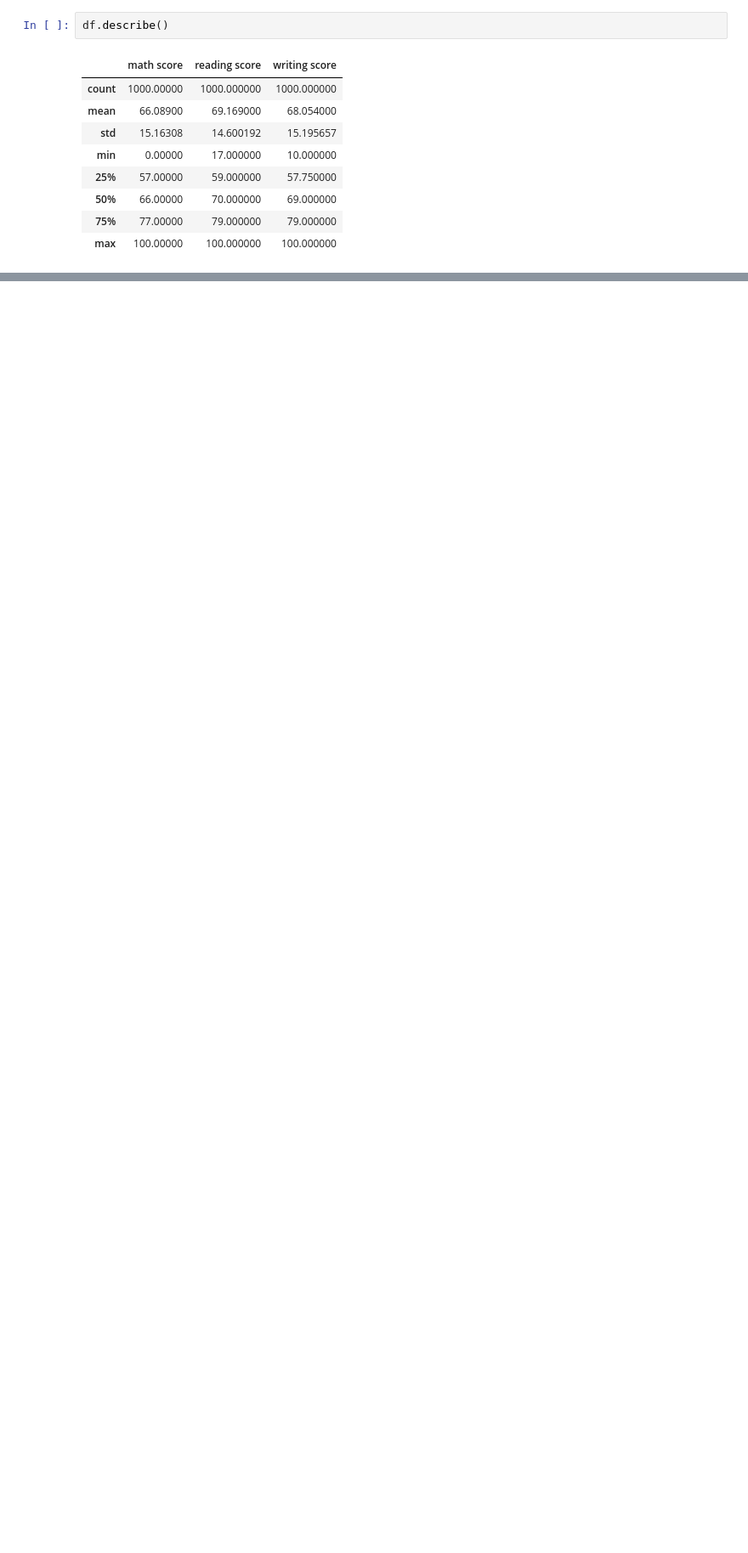
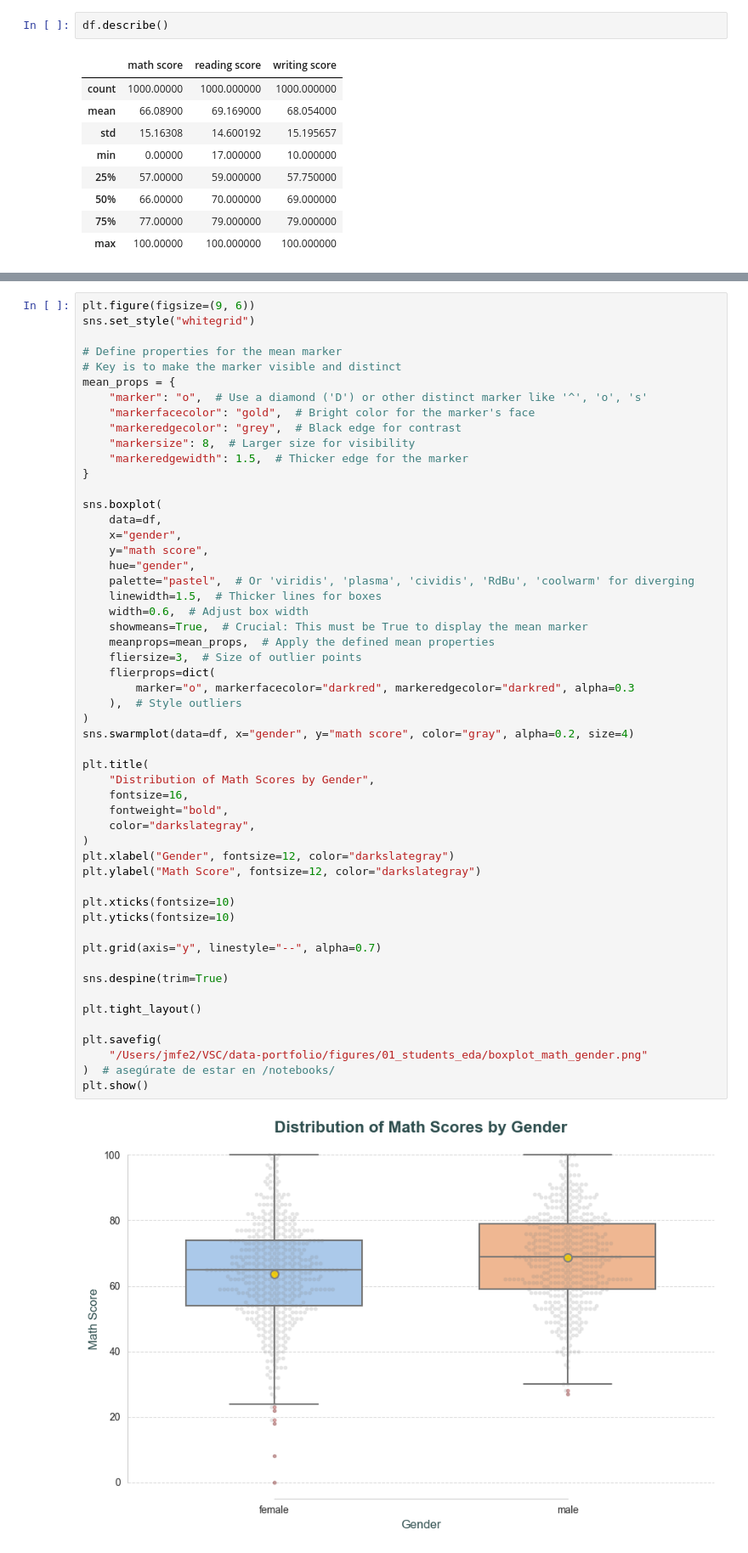
Before and after one commit to jmfe2/data-portfolio, a Jupyter notebook: notebooks/01_students_eda.ipynb, the cells around one changed output, grey strips where cells are left out. Shown at 85% size. Cells and saved outputs as stored; diff of their text form; blank space fills up the shorter version.

Commit message:
W1D2 Update students notebook more, explanation and Exploratory characteristics

```diff
--- a/notebooks/01_students_eda.ipynb
+++ b/notebooks/01_students_eda.ipynb
@@ -106,0 +198,55 @@ plt.show()  # Para mostrar el gráfico en el notebook
+# %%
+plt.figure(figsize=(9, 6))
+sns.set_style("whitegrid")
+
+# Define properties for the mean marker
+# Key is to make the marker visible and distinct
+mean_props = {
+    "marker": "o",  # Use a diamond ('D') or other distinct marker like '^', 'o', 's'
+    "markerfacecolor": "gold",  # Bright color for the marker's face
+    "markeredgecolor": "grey",  # Black edge for contrast
+    "markersize": 8,  # Larger size for visibility
+    "markeredgewidth": 1.5,  # Thicker edge for the marker
+}
+
+sns.boxplot(
+    data=df,
+    x="gender",
+    y="math score",
+    hue="gender",
+    palette="pastel",  # Or 'viridis', 'plasma', 'cividis', 'RdBu', 'coolwarm' for diverging
+    linewidth=1.5,  # Thicker lines for boxes
+    width=0.6,  # Adjust box width
+    showmeans=True,  # Crucial: This must be True to display the mean marker
+    meanprops=mean_props,  # Apply the defined mean properties
+    fliersize=3,  # Size of outlier points
+    flierprops=dict(
+        marker="o", markerfacecolor="darkred", markeredgecolor="darkred", alpha=0.3
+    ),  # Style outliers
+)
+sns.swarmplot(data=df, x="gender", y="math score", color="gray", alpha=0.2, size=4)
+
+plt.title(
+    "Distribution of Math Scores by Gender",
+    fontsize=16,
+    fontweight="bold",
+    color="darkslategray",
+)
+plt.xlabel("Gender", fontsize=12, color="darkslategray")
+plt.ylabel("Math Score", fontsize=12, color="darkslategray")
+
+plt.xticks(fontsize=10)
+plt.yticks(fontsize=10)
+
+plt.grid(axis="y", linestyle="--", alpha=0.7)
+
+sns.despine(trim=True)
+
+plt.tight_layout()
+
+plt.savefig(
+    "/Users/jmfe2/VSC/data-portfolio/figures/01_students_eda/boxplot_math_gender.png"
+)  # asegúrate de estar en /notebooks/
+plt.show()
+# %% [output]
+[figure, added]
```
Also changed, not shown: parts of 18 cells of this notebook, 1 other file.
